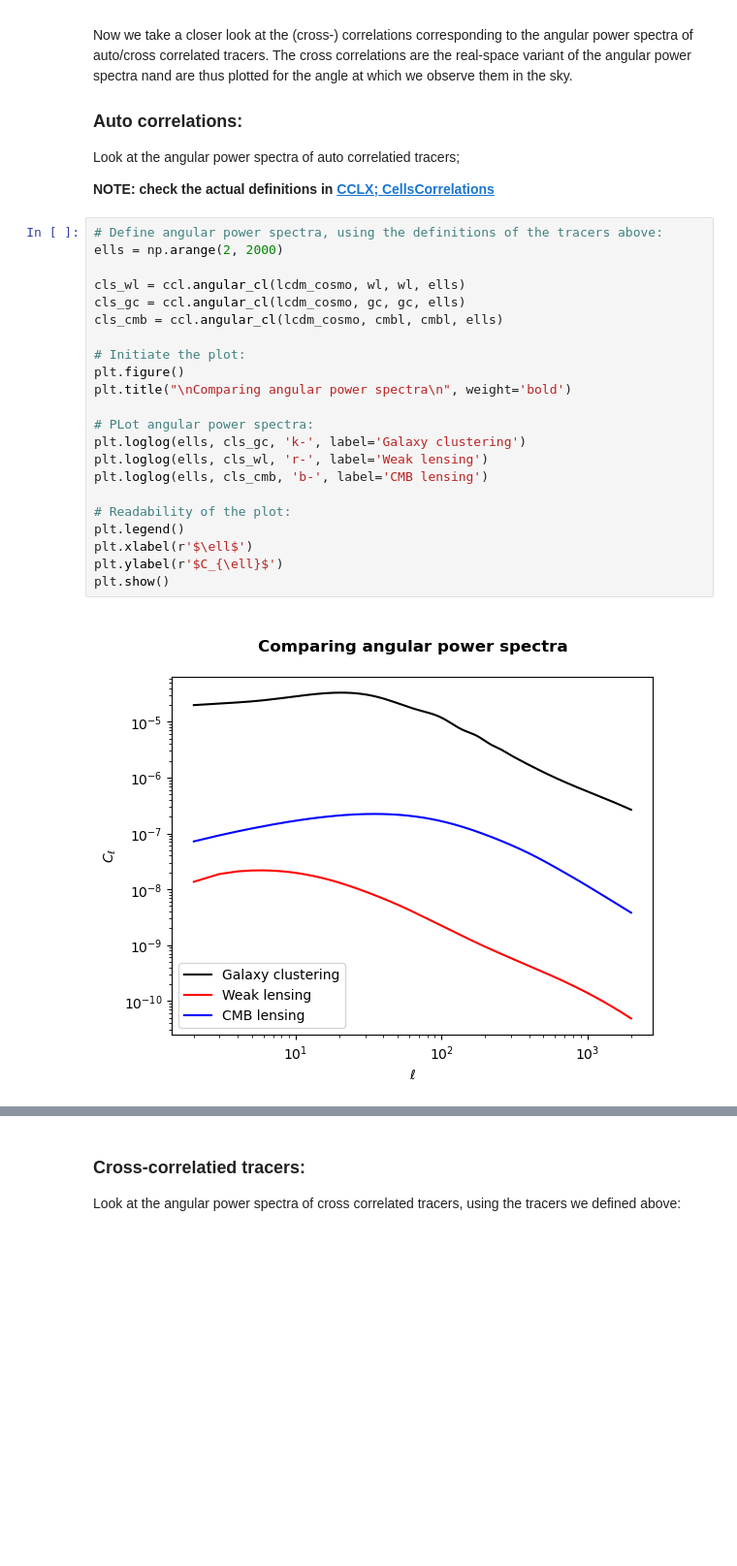
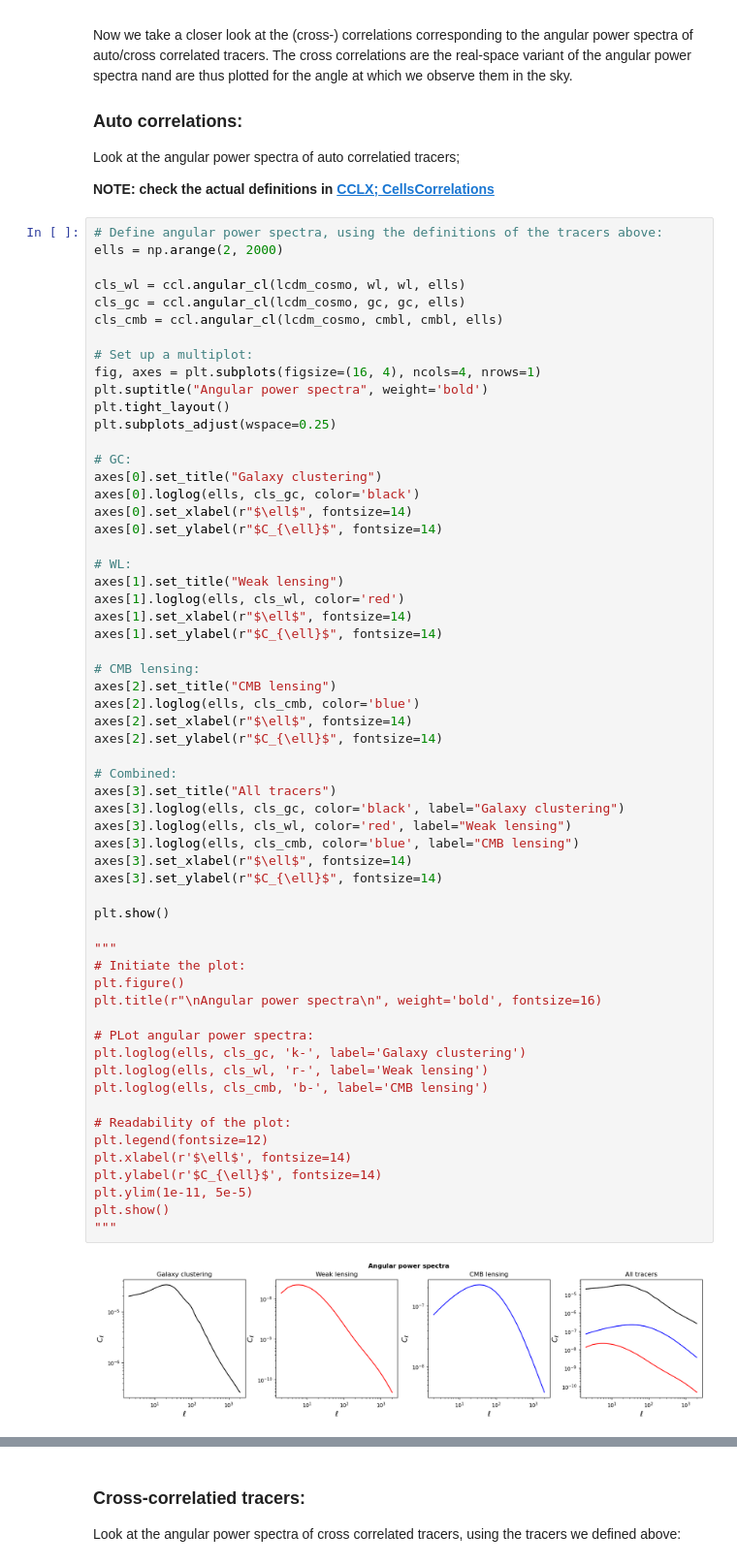
Before and after one commit to XanderHenrik/Masters-Project, a Jupyter notebook: notebooks/varying_C_l.ipynb, the cells around one changed output, grey strips where cells are left out. Shown at 97% size. Drawn from its saved outputs; the diff is of its cells as text; blank space fills up the shorter version.

Commit message:
Generate first rendition of angular power spectra plots to add in presentation

```diff
--- a/notebooks/varying_C_l.ipynb
+++ b/notebooks/varying_C_l.ipynb
@@ -202,24 +201,61 @@ Look at the angular power spectra of auto correlatied tracers;
 # %%
 # Define angular power spectra, using the definitions of the tracers above:
 ells = np.arange(2, 2000)
 
 cls_wl = ccl.angular_cl(lcdm_cosmo, wl, wl, ells)
 cls_gc = ccl.angular_cl(lcdm_cosmo, gc, gc, ells)
 cls_cmb = ccl.angular_cl(lcdm_cosmo, cmbl, cmbl, ells)
 
+# Set up a multiplot:
+fig, axes = plt.subplots(figsize=(16, 4), ncols=4, nrows=1)
+plt.suptitle("Angular power spectra", weight='bold')
+plt.tight_layout()
+plt.subplots_adjust(wspace=0.25)
+
+# GC:
+axes[0].set_title("Galaxy clustering")
+axes[0].loglog(ells, cls_gc, color='black')
+axes[0].set_xlabel(r"$\ell$", fontsize=14)
+axes[0].set_ylabel(r"$C_{\ell}$", fontsize=14)
+
+# WL:
+axes[1].set_title("Weak lensing")
+axes[1].loglog(ells, cls_wl, color='red')
+axes[1].set_xlabel(r"$\ell$", fontsize=14)
+axes[1].set_ylabel(r"$C_{\ell}$", fontsize=14)
+
+# CMB lensing:
+axes[2].set_title("CMB lensing")
+axes[2].loglog(ells, cls_cmb, color='blue')
+axes[2].set_xlabel(r"$\ell$", fontsize=14)
+axes[2].set_ylabel(r"$C_{\ell}$", fontsize=14)
+
+# Combined:
+axes[3].set_title("All tracers")
+axes[3].loglog(ells, cls_gc, color='black', label="Galaxy clustering")
+axes[3].loglog(ells, cls_wl, color='red', label="Weak lensing")
+axes[3].loglog(ells, cls_cmb, color='blue', label="CMB lensing")
+axes[3].set_xlabel(r"$\ell$", fontsize=14)
+axes[3].set_ylabel(r"$C_{\ell}$", fontsize=14)
+
+plt.show()
+
+"""
 # Initiate the plot:
 plt.figure()
-plt.title("\nComparing angular power spectra\n", weight='bold')
+plt.title(r"\nAngular power spectra\n", weight='bold', fontsize=16)
 
 # PLot angular power spectra:
 plt.loglog(ells, cls_gc, 'k-', label='Galaxy clustering')
 plt.loglog(ells, cls_wl, 'r-', label='Weak lensing')
 plt.loglog(ells, cls_cmb, 'b-', label='CMB lensing')
 
 # Readability of the plot:
-plt.legend()
-plt.xlabel(r'$\ell$')
-plt.ylabel(r'$C_{\ell}$')
+plt.legend(fontsize=12)
+plt.xlabel(r'$\ell$', fontsize=14)
+plt.ylabel(r'$C_{\ell}$', fontsize=14)
+plt.ylim(1e-11, 5e-5)
 plt.show()
+"""
 # %% [output]
-[figure, old version]
+[figure, new version]
```
Also changed, not shown: parts of 4 cells of this notebook, 3 other files.
